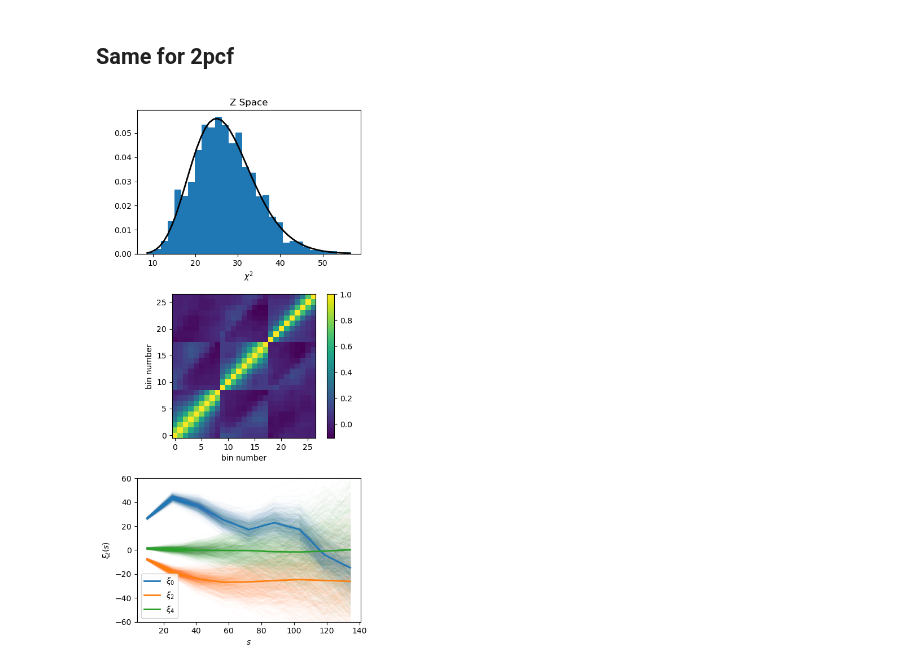
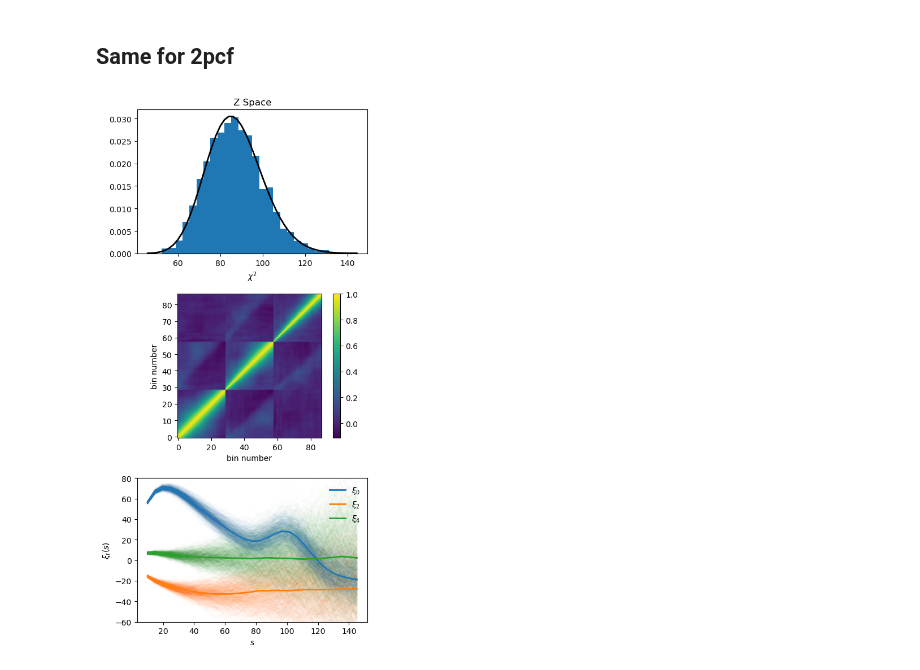
Before and after one commit to FedeDavilaKurban/VPF_Quijote, a Jupyter notebook: AssessGaussianityofLikelihood_AllPlots.ipynb, the cells around one changed output. Saved outputs shown, nothing was run; the diff lists cells and outputs as text; code cells hidden in the pictures.

```diff
--- a/AssessGaussianityofLikelihood_AllPlots.ipynb
+++ b/AssessGaussianityofLikelihood_AllPlots.ipynb
@@ -185,8 +185,8 @@ fig, axs = plt.subplots(3, 1, figsize=(5, 10))
 # Parameters
 cosm = 'fiducial'
 rmin, rmax = 10, 150
-nbins_m = 10
-nbins_s = 9
+nbins_m = 30
+nbins_s = 29
 space = 'zspace'
 axis = 0
 #filedir = '/home/federico/mnts/clemente/Proyectos/VPF_Quijote/data/output/'
@@ -202,33 +202,34 @@ nxis = []
 chi_stds = []
 
 # Read all files
 for file in filelist:
     data = ascii.read(file)
     xi_ls.append( np.concatenate((data['xi0'],data['xi2'],data['xi4']),axis=None) )
 
 s = data['s']
 
 mean, covariance, inverse_covariance, corrm = compute_mean_cov(np.array(xi_ls))
 chisq = [compute_chisq(xi_l, mean, inverse_covariance) for xi_l in np.array(xi_ls)]
 
+
 plot_chisq(axs[0],chisq,30,'C00',len(xi_ls[0]))
 plot_cov(axs[1],corrm)
 plot_2pcfs(axs[2],xi_ls,s,nsim)
 
 #axs[2].set_xscale('log')
 
 axs[0].set_title('Z Space')
 
 axs[0].set_xlabel(r'$\chi^2$')
 axs[2].set_ylabel(r'$\xi_\ell(s)$')
 axs[1].set_xlabel('bin number')
 axs[1].set_ylabel('bin number')
 axs[2].set_xlabel(r'$s$')
-axs[2].set_ylim([-60,60])
-axs[2].legend()
+axs[2].set_ylim([-60,80])
+axs[2].legend(loc=1,framealpha=0.)
 
 plt.tight_layout()
 #plt.savefig('../plots/likelihood.png')
 plt.show()
 # %% [output]
-[figure, old version]
+[figure, new version]
```
Also changed, not shown: 1 other file.
